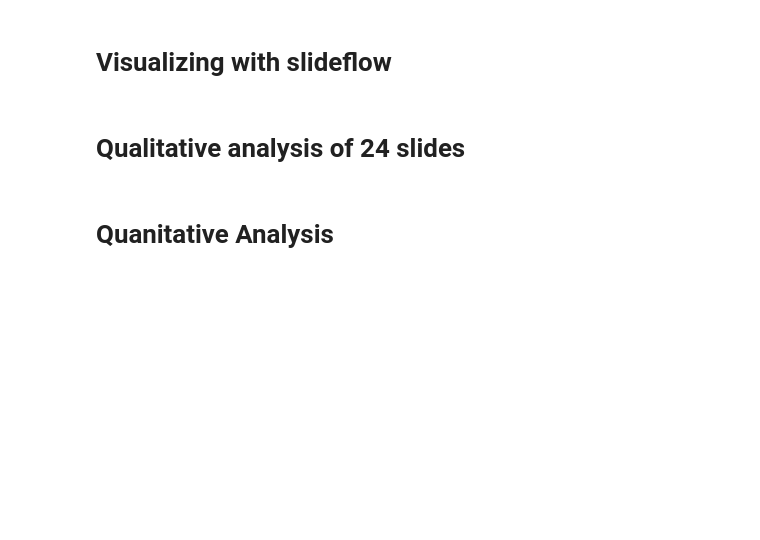
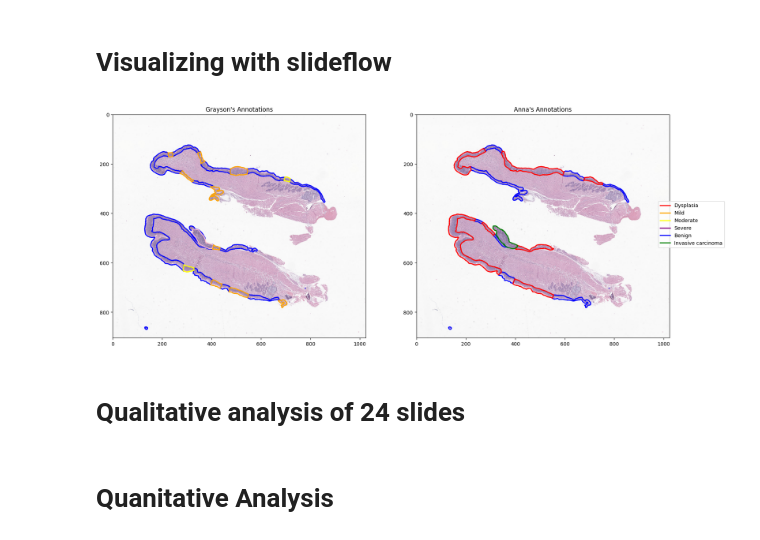
Before and after one commit to Satanna1/Cancer_Project_2025, a Jupyter notebook: Qualitative_Notebook.ipynb, the cells around one changed output. Saved outputs shown, nothing was run; the diff lists cells and outputs as text; code cells hidden in the pictures; blank space fills up the shorter version.

Commit message:
updated visualization code to include severity labels

```diff
--- a/Qualitative_Notebook.ipynb
+++ b/Qualitative_Notebook.ipynb
@@ -32,17 +9,17 @@ from matplotlib.patches import Polygon as MplPolygon
 
 # Create wsi objects that represent the slides, ROIs, and labels
 wsi_grayson = sf.WSI(
-    path="/home/joeychan/labshare/SLIDES/PDCD10/TAM_then_4NQO/AF102F.svs",
+    path="/home/joeychan/labshare/SLIDES/PDCD10/4NQO_then_TAM/AG987F.svs",
     tile_px=256,
     tile_um=128,
-    rois="/home/joeychan/labshare/PROJECTS/PDCD10/rois/grayson/AF102F.csv"
+    rois="/home/joeychan/labshare/PROJECTS/PDCD10/rois/grayson/AG987F.csv"
 )
 
 wsi_anna = sf.WSI(
-    path="/home/joeychan/labshare/SLIDES/PDCD10/TAM_then_4NQO/AF102F.svs",
+    path="/home/joeychan/labshare/SLIDES/PDCD10/4NQO_then_TAM/AG987F.svs",
     tile_px=256,
     tile_um=128,
-    rois="/home/joeychan/labshare/PROJECTS/PDCD10/rois/anna/AF102F.csv"
+    rois="/home/joeychan/labshare/PROJECTS/PDCD10/rois/anna/AG987F.csv"
 )
 
 # Generate thumbnails without ROI overlays
@@ -51,44 +28,63 @@ thumb_anna = wsi_anna.thumb(width=1024, rois=False)
 
 # Calculate scaling factor (assuming both slides have the same original dimensions)
 orig_width, _ = wsi_grayson.dimensions
 scale = thumb_grayson.width / orig_width
 
 # Define a simple color mapping
 color_map = {
     'dysplasia': 'red',
     'mild': 'orange',
     'moderate': 'yellow',
-    'severe': 'purple'
+    'severe': 'purple',
+    "benign": "blue",
+    "invasive carcinoma": "green"
 }
 
 def overlay_rois(ax, wsi_obj):
     # Loop through each ROI and overlay a polygon
     for roi in wsi_obj.rois:
-        poly_coords = np.array(roi.poly.exterior.coords) * scale
-        label = roi.label.lower() if roi.label else 'unknown'
-        #change any label that mentions a grade to dysplasia
-        if label in ['mild', 'moderate', 'severe']:
-            label = 'dysplasia'
-        color = color_map.get(label, 'green')
-        patch = MplPolygon(poly_coords, closed=True, edgecolor=color, fill=False, linewidth=2)
-        ax.add_patch(patch)
-        centroid = poly_coords.mean(axis=0)
-        ax.text(centroid[0], centroid[1], label, fontsize=8, color=color)
+        # Determine if the ROI geometry is a Polygon or MultiPolygon
+        if roi.poly.geom_type == "Polygon":
+            polygons = [roi.poly]
+        elif roi.poly.geom_type == "MultiPolygon":
+            polygons = list(roi.poly.geoms)
+        else:
+            print(f"Unknown geometry type: {roi.poly.geom_type} for ROI with label {roi.label}")
+            continue
+         # Use the same label for all sub-polygons
+        label = roi.label.lower() if roi.label else "unknown"
+        color = color_map.get(label, "pink")
+
+        for poly in polygons:
+            # Scale the polygon coordinates to match the thumbnail dimensions.
+            poly_coords = np.array(poly.exterior.coords) * scale
+
+            # Create and add the polygon patch to the axis.
+            patch = MplPolygon(poly_coords, closed=True, edgecolor=color, fill=False, linewidth=2)
+            ax.add_patch(patch)
+
 
 # Create side-by-side plots
 fig, (ax1, ax2) = plt.subplots(1, 2, figsize=(20, 10))
 
 # Grayson's overlay
 ax1.imshow(thumb_grayson)
 overlay_rois(ax1, wsi_grayson)
 ax1.set_title("Grayson's Annotations")
 
 # Anna's overlay
 ax2.imshow(thumb_anna)
 overlay_rois(ax2, wsi_anna)
 ax2.set_title("Anna's Annotations")
 
+# Add legend
+legend_elements = [plt.Line2D([0], [0], color=color, label=label.capitalize(), linewidth=2)
+                  for label, color in color_map.items()]
+fig.legend(handles=legend_elements, loc='center right', bbox_to_anchor=(0.98, 0.5))
+
 plt.show()
+# %% [output]
+[figure, added]
 # %% [markdown]
 # Qualitative analysis of 24 slides
 # %%
```
Also changed, not shown: parts of 2 cells of this notebook, 2 other files.
